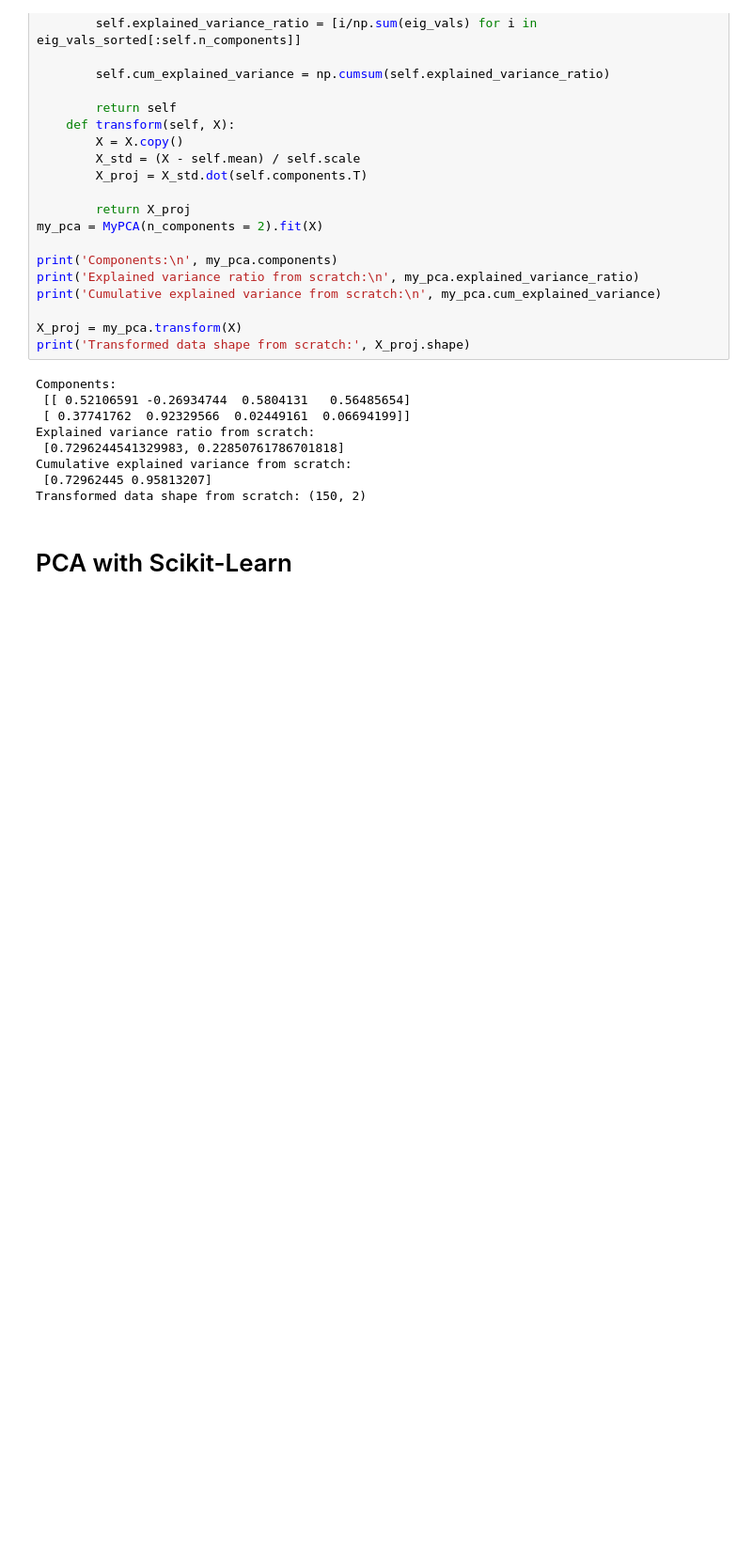
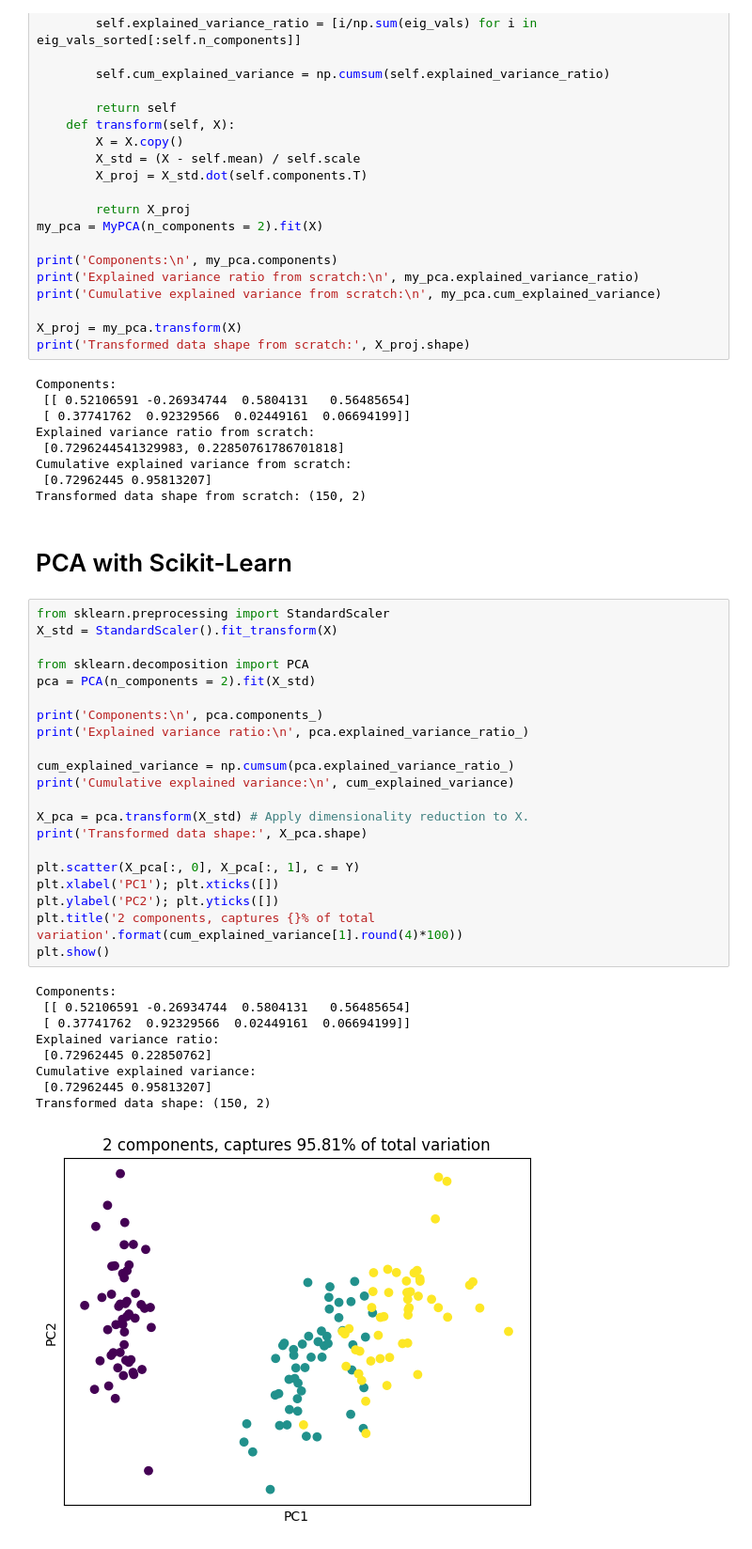
Before and after one commit to hanzalaareeb/Principal-Component-Analysis, a Jupyter notebook: Notebook/PCA_Implement.ipynb, the cells around one changed output. Shown: that part at 94% size. Drawn from its saved outputs; the diff is of its cells as text; blank space fills up the shorter version.

```diff
--- a/Notebook/PCA_Implement.ipynb
+++ b/Notebook/PCA_Implement.ipynb
@@ -207,4 +207,35 @@ Cumulative explained variance from scratch:
  [0.72962445 0.95813207]
 Transformed data shape from scratch: (150, 2)
 # %% [markdown]
-<h1>PCA with Scikit-Learn</hea>
+<h1>PCA with Scikit-Learn</h1>
+# %%
+from sklearn.preprocessing import StandardScaler
+X_std = StandardScaler().fit_transform(X)
+
+from sklearn.decomposition import PCA
+pca = PCA(n_components = 2).fit(X_std)
+
+print('Components:\n', pca.components_)
+print('Explained variance ratio:\n', pca.explained_variance_ratio_)
+
+cum_explained_variance = np.cumsum(pca.explained_variance_ratio_)
+print('Cumulative explained variance:\n', cum_explained_variance)
+
+X_pca = pca.transform(X_std) # Apply dimensionality reduction to X.
+print('Transformed data shape:', X_pca.shape)
+
+plt.scatter(X_pca[:, 0], X_pca[:, 1], c = Y)
+plt.xlabel('PC1'); plt.xticks([])
+plt.ylabel('PC2'); plt.yticks([])
+plt.title('2 components, captures {}% of total variation'.format(cum_explained_variance[1].round(4)*100))
+plt.show()
+# %% [output]
+Components:
+ [[ 0.52106591 -0.26934744  0.5804131   0.56485654]
+ [ 0.37741762  0.92329566  0.02449161  0.06694199]]
+Explained variance ratio:
+ [0.72962445 0.22850762]
+Cumulative explained variance:
+ [0.72962445 0.95813207]
+Transformed data shape: (150, 2)
+[figure, added]
```
